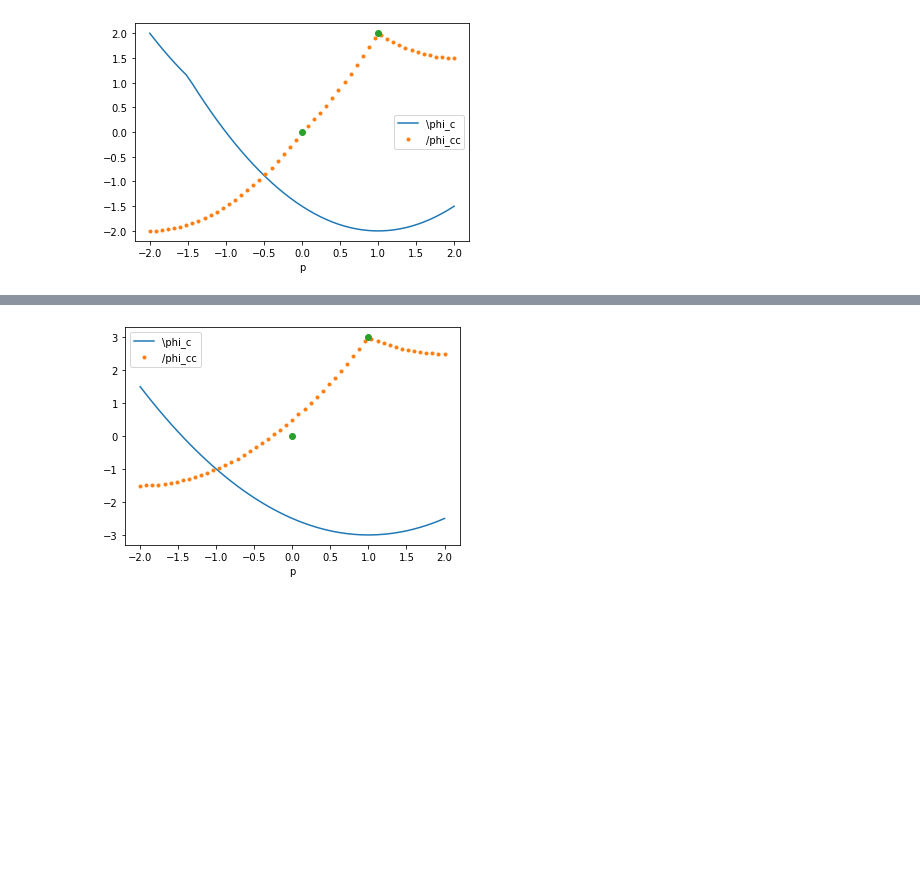
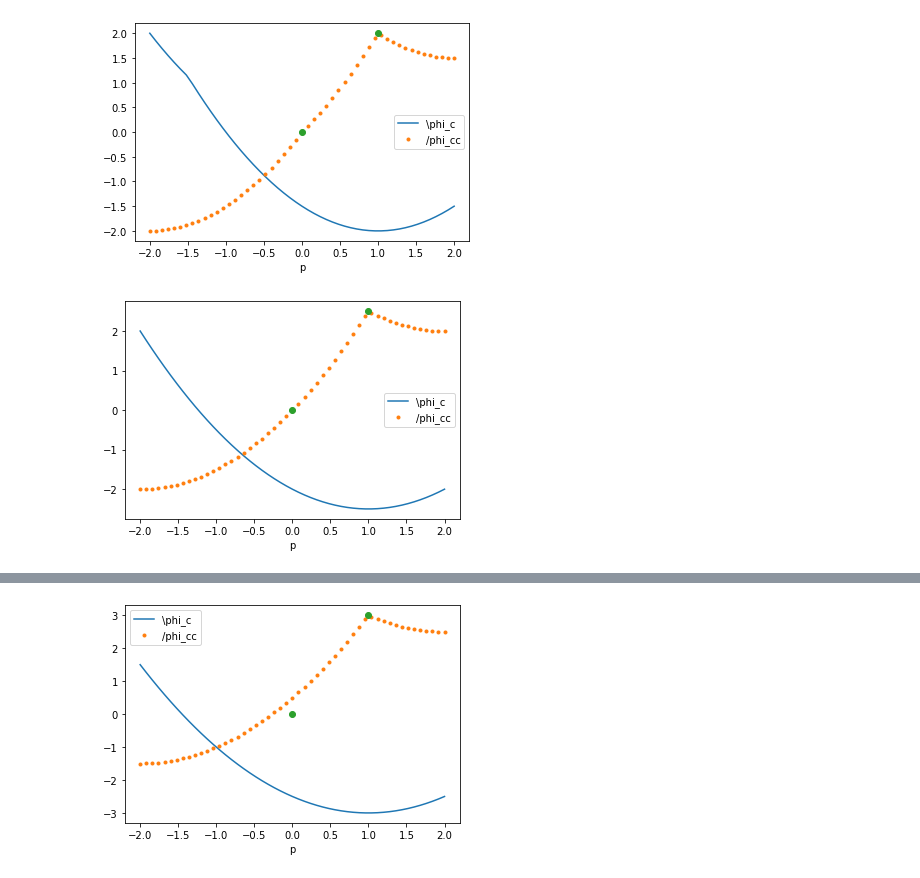
Before and after one commit to yy-sakai/Reserch, a Jupyter notebook: code/jupyter notebook/c_transform.ipynb, the cells around one changed output, grey strips where cells are left out. Cells and saved outputs as stored; diff of their text form; code cells hidden in the pictures; blank space fills up the shorter version.

```diff
--- a/code/jupyter notebook/c_transform.ipynb
+++ b/code/jupyter notebook/c_transform.ipynb
@@ -179,15 +179,3 @@ $(x, y) = \{(0, 0), (1, 1)\}$. ただし、$y =  \phi(x)$
     plt.show()
 # %% [output]
 [figure]
-# %%
-    x = np.array([0,1])
-    y = np.array([0,0.8])
-    p = np.linspace(-2, 2, 51)
-    phi_c, iopt = c_transform(x, y, p)
-    plt.plot(p, phi_c, label=r'\phi_c')
-    phi_cc, _= c_transform(p, phi_c, p)
-    plt.plot(p, phi_cc, '.',  label=r'/phi_cc')
-    plt.plot(x, y, 'o')
-    plt.xlabel('p')
-    plt.legend()
-    plt.show()
@@ -221,3 +228,17 @@ $(x, y) = \{(0, 0), (1, 1)\}$. ただし、$y =  \phi(x)$
     plt.show()
 # %% [output]
 [figure]
+# %%
+    x = np.array([0,1])
+    y = np.array([0,2.5])
+    p = np.linspace(-2, 2, 51)
+    phi_c, iopt = c_transform(x, y, p)
+    plt.plot(p, phi_c, label=r'\phi_c')
+    phi_cc, _= c_transform(p, phi_c, p)
+    plt.plot(p, phi_cc, '.',  label=r'/phi_cc')
+    plt.plot(x, y, 'o')
+    plt.xlabel('p')
+    plt.legend()
+    plt.show()
+# %% [output]
+[figure, added]
```
Also changed, not shown: parts of 10 cells of this notebook, 4 other files.
